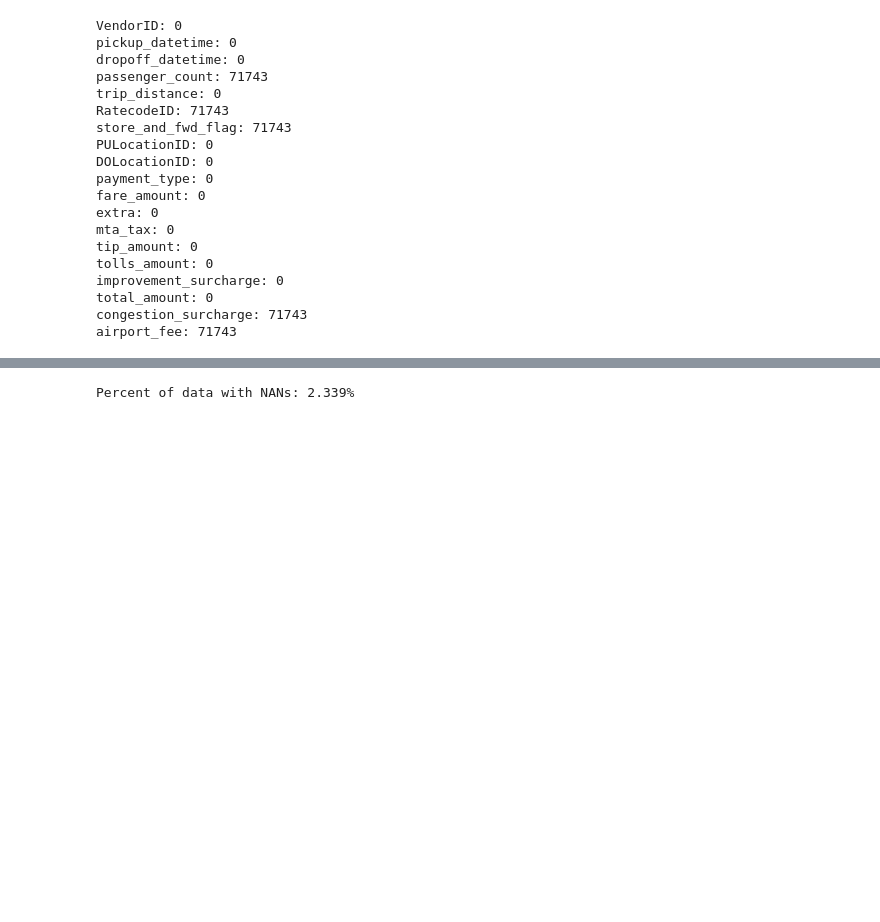
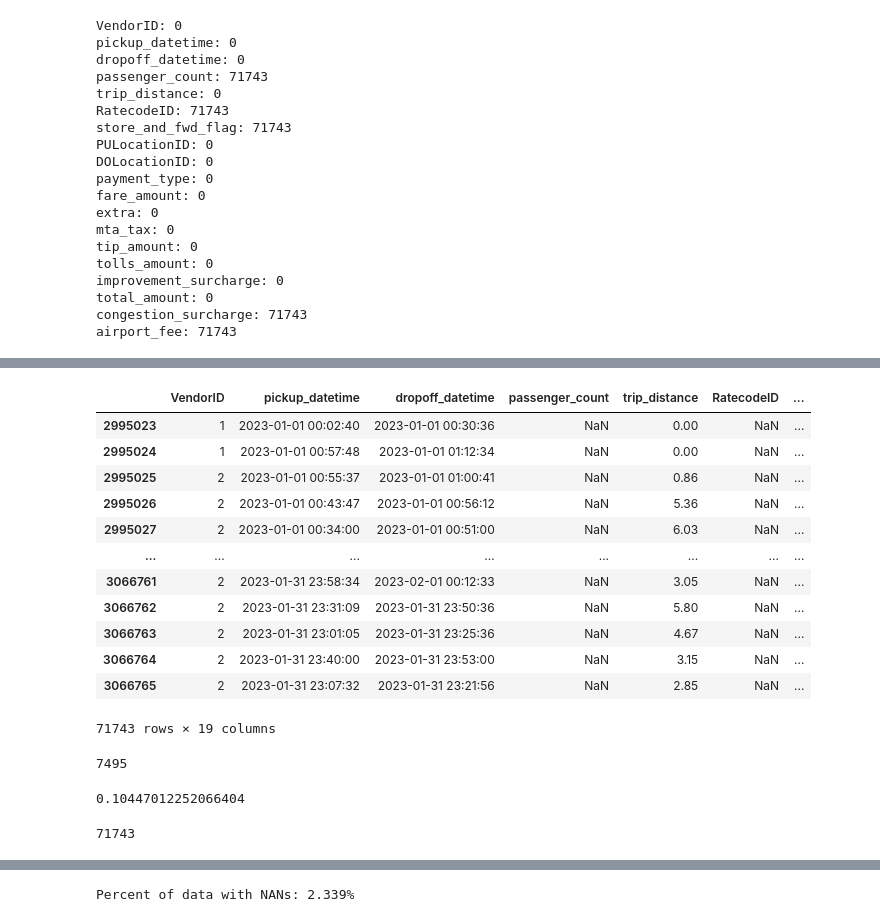
Before and after one commit to edwarddramirez/taxi-forecast, a Jupyter notebook: notebooks/02_cleaning_data.ipynb, the cells around one changed output, grey strips where cells are left out. Saved outputs shown, nothing was run; the diff lists cells and outputs as text; code cells hidden in the pictures; blank space fills up the shorter version.

```diff
--- a/notebooks/02_cleaning_data.ipynb
+++ b/notebooks/02_cleaning_data.ipynb
@@ -132,0 +152,17 @@ airport_fee: 71743
+# %%
+# let's take a look at the rows of the missing attributes
+df_y[df_y['passenger_count'].isna()]
+# %% [output]
+|  | VendorID | pickup_datetime | dropoff_datetime | passenger_count | trip_distance | RatecodeID | ... |
+| 2995023 | 1 | 2023-01-01 00:02:40 | 2023-01-01 00:30:36 | NaN | 0.00 | NaN | ... |
+| 2995024 | 1 | 2023-01-01 00:57:48 | 2023-01-01 01:12:34 | NaN | 0.00 | NaN | ... |
+| 2995025 | 2 | 2023-01-01 00:55:37 | 2023-01-01 01:00:41 | NaN | 0.86 | NaN | ... |
+| 2995026 | 2 | 2023-01-01 00:43:47 | 2023-01-01 00:56:12 | NaN | 5.36 | NaN | ... |
+| 2995027 | 2 | 2023-01-01 00:34:00 | 2023-01-01 00:51:00 | NaN | 6.03 | NaN | ... |
+| ... | ... | ... | ... | ... | ... | ... | ... |
+| 3066761 | 2 | 2023-01-31 23:58:34 | 2023-02-01 00:12:33 | NaN | 3.05 | NaN | ... |
+| 3066762 | 2 | 2023-01-31 23:31:09 | 2023-01-31 23:50:36 | NaN | 5.80 | NaN | ... |
+| 3066763 | 2 | 2023-01-31 23:01:05 | 2023-01-31 23:25:36 | NaN | 4.67 | NaN | ... |
+| 3066764 | 2 | 2023-01-31 23:40:00 | 2023-01-31 23:53:00 | NaN | 3.15 | NaN | ... |
+| 3066765 | 2 | 2023-01-31 23:07:32 | 2023-01-31 23:21:56 | NaN | 2.85 | NaN | ... |
+71743 rows × 19 columns
@@ -132,0 +171,14 @@ airport_fee: 71743
+# %%
+len(nan[nan['trip_distance'] == 0.00])
+# %% [output]
+7495
+# %%
+# 10.45% of the data with passenger_count of NaNs is no trip distance
+7495/71743
+# %% [output]
+0.10447012252066404
+# %%
+# all are payment_type 0!
+len(nan[nan['payment_type'] == 0.00])
+# %% [output]
+71743
```
Also changed, not shown: parts of 30 cells of this notebook.
